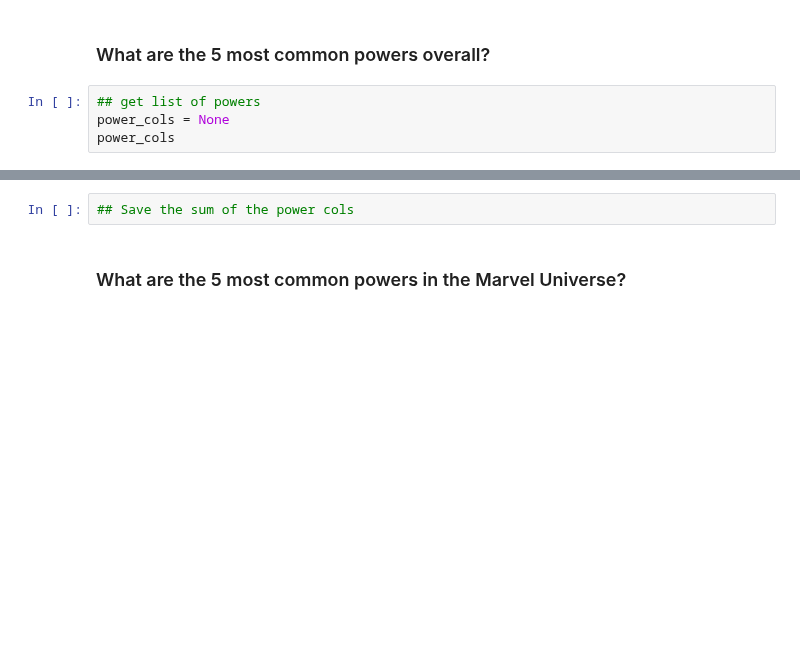
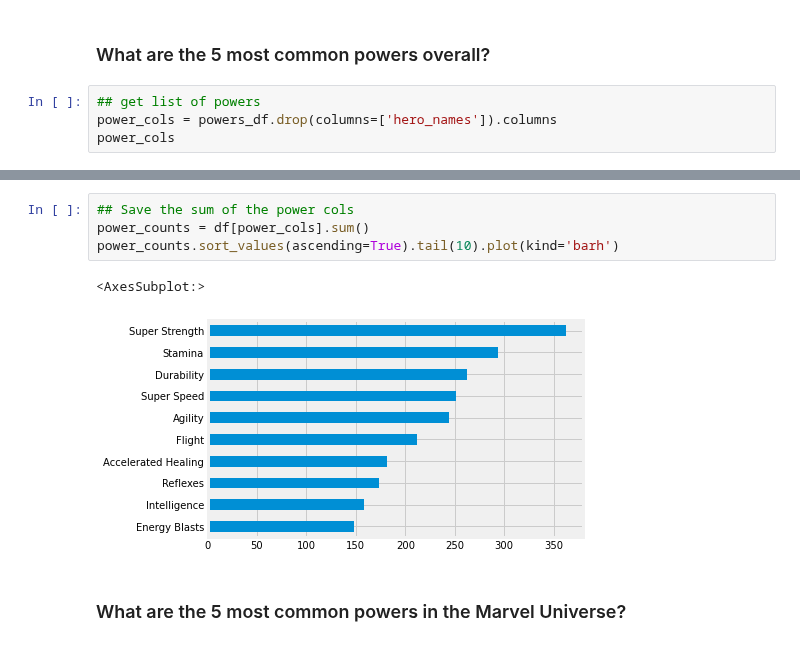
Before and after one commit to flatiron-school/Online-DS-FT-022221-Cohort-Notes, a Jupyter notebook: Phase_1/topic_06_data_visualization/topic_06_visualizations_heroes_project_SG.ipynb, the cells around one changed output, grey strips where cells are left out. Saved outputs shown, nothing was run; the diff lists cells and outputs as text; blank space fills up the shorter version.

```diff
--- a/Phase_1/topic_06_data_visualization/topic_06_visualizations_heroes_project_SG.ipynb
+++ b/Phase_1/topic_06_data_visualization/topic_06_visualizations_heroes_project_SG.ipynb
@@ -402,5 +647,5 @@ ________________________________________________________________________________
 ### What are the 5 most common powers overall?
 # %%
 ## get list of powers
-power_cols = None
+power_cols = powers_df.drop(columns=['hero_names']).columns
 power_cols
@@ -407,5 +671,10 @@ power_cols
 # %%
 ## Save the sum of the power cols
+power_counts = df[power_cols].sum()
+power_counts.sort_values(ascending=True).tail(10).plot(kind='barh')
+# %% [output]
+<AxesSubplot:>
+[figure, added]
 # %% [markdown]
 ### What are the 5 most common powers in the Marvel Universe?
 # %%
```
Also changed, not shown: parts of 78 cells of this notebook, 3 other files.
